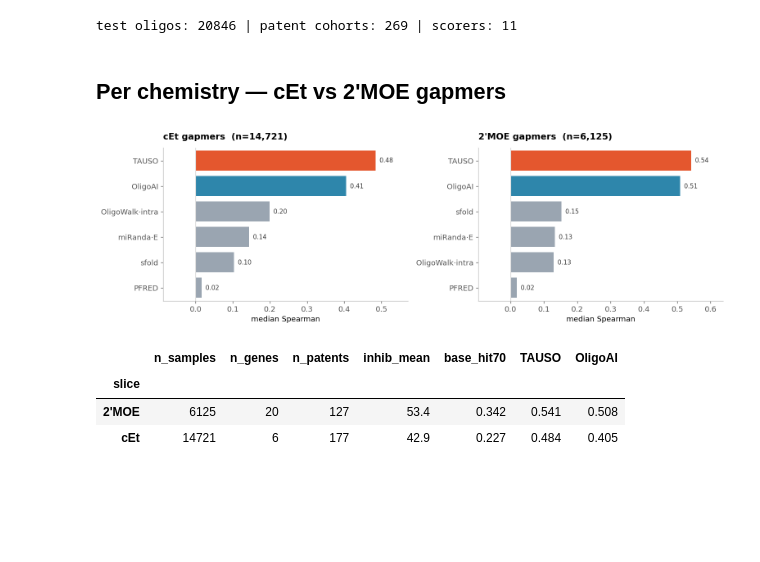
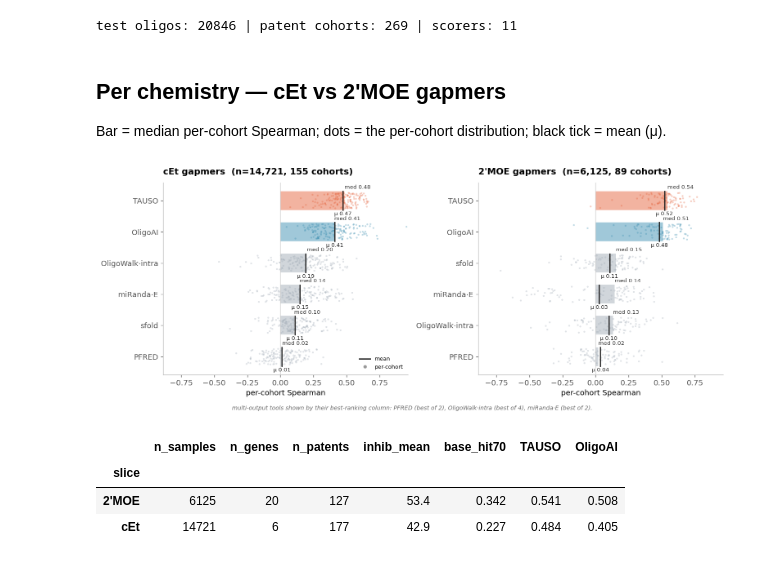
Before and after one commit to RedPenguin100/TAUSO, a Jupyter notebook: notebooks/graphs/models/breakdowns.ipynb, the cells around one changed output. Drawn from its saved outputs; the diff is of its cells as text; code cells hidden in the pictures; blank space fills up the shorter version.

```diff
--- a/notebooks/graphs/models/breakdowns.ipynb
+++ b/notebooks/graphs/models/breakdowns.ipynb
@@ -15,16 +15,26 @@ print('test oligos:', len(preds), '| patent cohorts:', preds.custom_id.nunique()
 test oligos: 20846 | patent cohorts: 269 | scorers: 11
 # %% [markdown]
 ## Per chemistry — cEt vs 2'MOE gapmers
+Bar = median per-cohort Spearman; dots = the per-cohort distribution; black tick = mean (μ).
-# %%
-chem = breakdown[breakdown.breakdown=='chemistry']
-fig, ax = plt.subplots(1, 2, figsize=(13, 4.2))
-for a, cv in zip(ax, ["cEt", "2'MOE"]):
-    d = chem[chem.slice==cv]; o = v.order(d, 'spearman_median', v.HEADLINE)
-    n = int(d.n_samples.iloc[0])
-    v.hbar(a, o, d.set_index('scorer').reindex(o)['spearman_median'].values, title=f'{cv} gapmers  (n={n:,})', xlabel='median Spearman')
-plt.tight_layout(); plt.show()
-# %% [output]
-[figure, removed]
+# %%
+from matplotlib.lines import Line2D
+chem = breakdown[breakdown.breakdown=='chemistry']
+reps, note = v.best_representatives(summary)
+show = v.SINGLES + reps
+fig, ax = plt.subplots(1, 2, figsize=(13, 5), sharex=True)
+for a, cv in zip(ax, ["cEt", "2'MOE"]):
+    sub = preds[preds.chemistry==cv]
+    dist = {s: v.per_cohort_spearman(sub, s) for s in show}
+    o = sorted([s for s in show if len(dist[s])], key=lambda s: (s!='TAUSO', -np.median(dist[s])))
+    v.hbar_dist(a, o, [np.median(dist[s]) for s in o], [np.mean(dist[s]) for s in o], [dist[s] for s in o],
+                title=f'{cv} gapmers  (n={len(sub):,}, {dist["TAUSO"].size} cohorts)', xlabel='per-cohort Spearman')
+ax[0].legend(handles=[Line2D([0],[0],color='#222',lw=1.7,label='mean'),
+                      Line2D([0],[0],marker='o',color='w',markerfacecolor='#999',markersize=6,label='per-cohort')],
+             frameon=False, fontsize=8, loc='lower right')
+fig.text(0.5, -0.02, v.rep_caption(note), ha='center', fontsize=8.5, color='#666', style='italic')
+plt.tight_layout(); plt.show()
+# %% [output]
+[figure, added]
 # %%
 # descriptive + TAUSO/OligoAI per chemistry
 desc = chem.drop_duplicates('slice').set_index('slice')[['n_samples','n_genes','n_patents','inhib_mean','base_hit70']]
```
Also changed, not shown: 1 other file.
